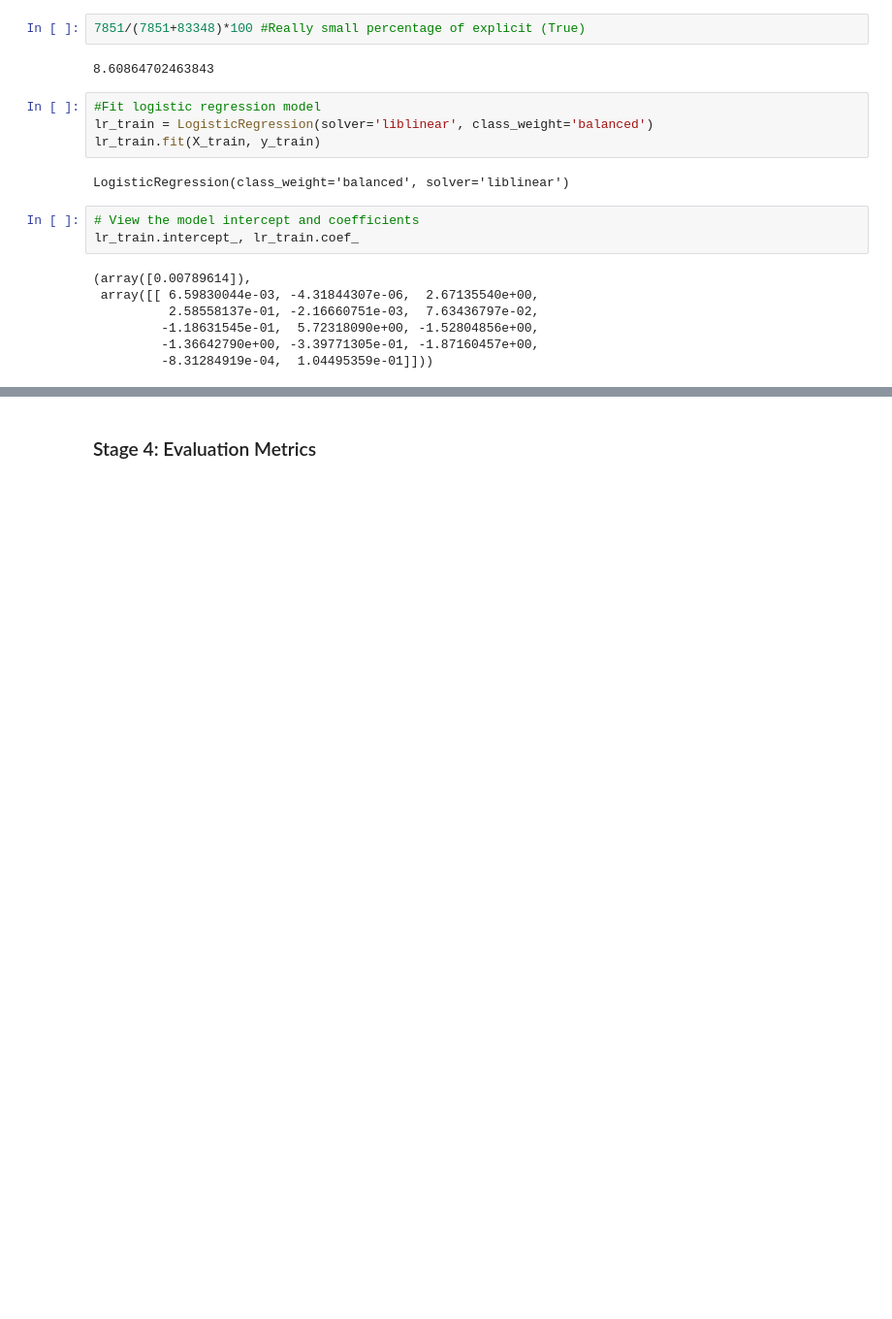
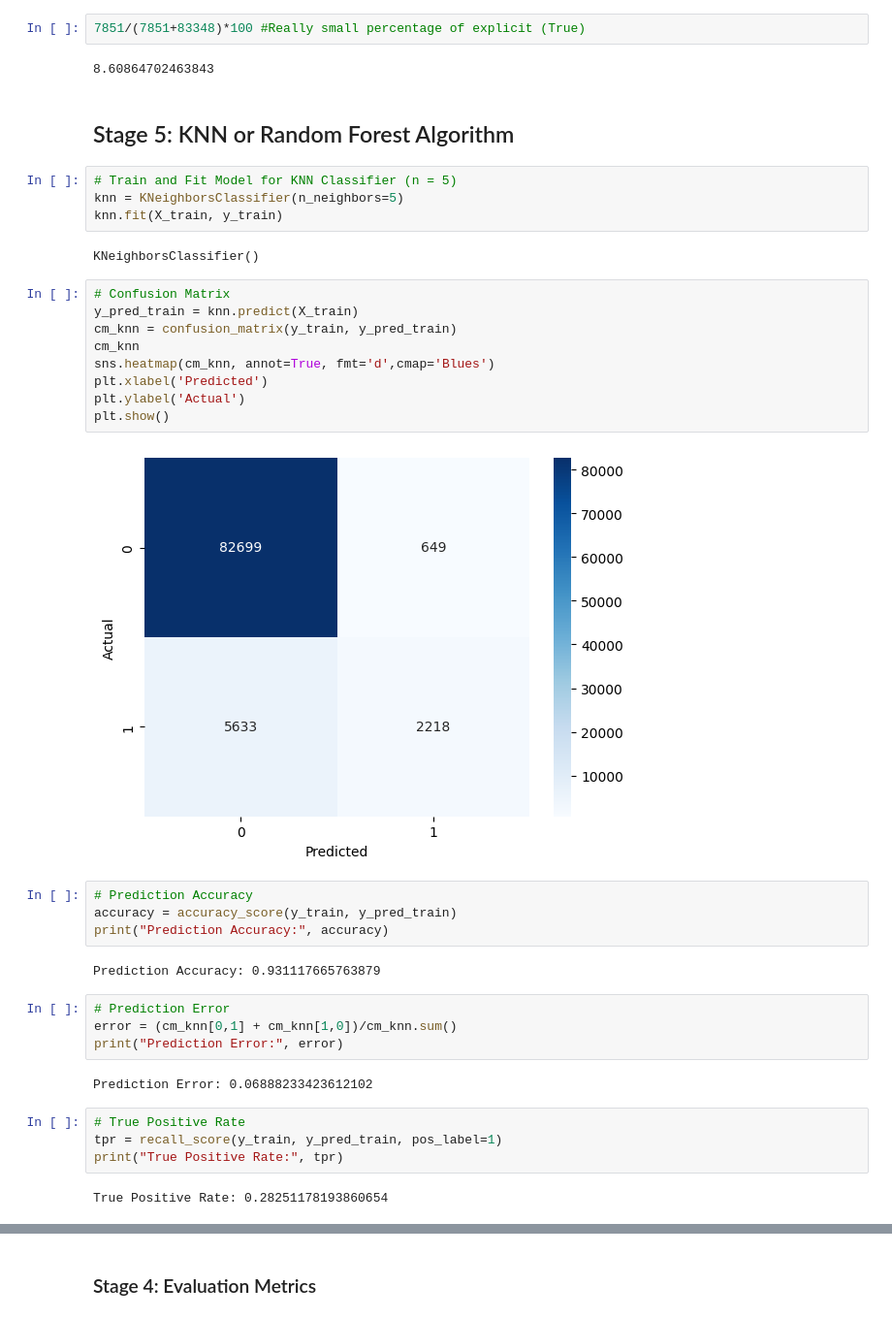
Before and after one commit to rghosh1353/spotify_genre_proj, a Jupyter notebook: Main.ipynb, the cells around one changed output, grey strips where cells are left out. Shown at 97% size. Drawn from its saved outputs; the diff is of its cells as text; blank space fills up the shorter version.

```diff
--- a/Main.ipynb
+++ b/Main.ipynb
@@ -380,19 +376,40 @@ dtype: int64
 7851/(7851+83348)*100 #Really small percentage of explicit (True)
 # %% [output]
 8.60864702463843
-# %%
-#Fit logistic regression model
-lr_train = LogisticRegression(solver='liblinear', class_weight='balanced')
-lr_train.fit(X_train, y_train)
-# %% [output]
-LogisticRegression(class_weight='balanced', solver='liblinear')
-# %%
-# View the model intercept and coefficients
-lr_train.intercept_, lr_train.coef_
-# %% [output]
-(array([0.00789614]),
- array([[ 6.59830044e-03, -4.31844307e-06,  2.67135540e+00,
-          2.58558137e-01, -2.16660751e-03,  7.63436797e-02,
-         -1.18631545e-01,  5.72318090e+00, -1.52804856e+00,
-         -1.36642790e+00, -3.39771305e-01, -1.87160457e+00,
-         -8.31284919e-04,  1.04495359e-01]]))
+# %% [markdown]
+## Stage 5: KNN or Random Forest Algorithm
+# %%
+# Train and Fit Model for KNN Classifier (n = 5)
+knn = KNeighborsClassifier(n_neighbors=5)
+knn.fit(X_train, y_train)
+# %% [output]
+KNeighborsClassifier()
+# %%
+# Confusion Matrix
+y_pred_train = knn.predict(X_train)
+cm_knn = confusion_matrix(y_train, y_pred_train)
+cm_knn
+sns.heatmap(cm_knn, annot=True, fmt='d',cmap='Blues')
+plt.xlabel('Predicted')
+plt.ylabel('Actual')
+plt.show()
+# %% [output]
+[figure, added]
+# %%
+# Prediction Accuracy
+accuracy = accuracy_score(y_train, y_pred_train)
+print("Prediction Accuracy:", accuracy)
+# %% [output]
+Prediction Accuracy: 0.931117665763879
+# %%
+# Prediction Error
+error = (cm_knn[0,1] + cm_knn[1,0])/cm_knn.sum()
+print("Prediction Error:", error)
+# %% [output]
+Prediction Error: 0.06888233423612102
+# %%
+# True Positive Rate
+tpr = recall_score(y_train, y_pred_train, pos_label=1)
+print("True Positive Rate:", tpr)
+# %% [output]
+True Positive Rate: 0.28251178193860654
```
Also changed, not shown: parts of 15 cells of this notebook.
